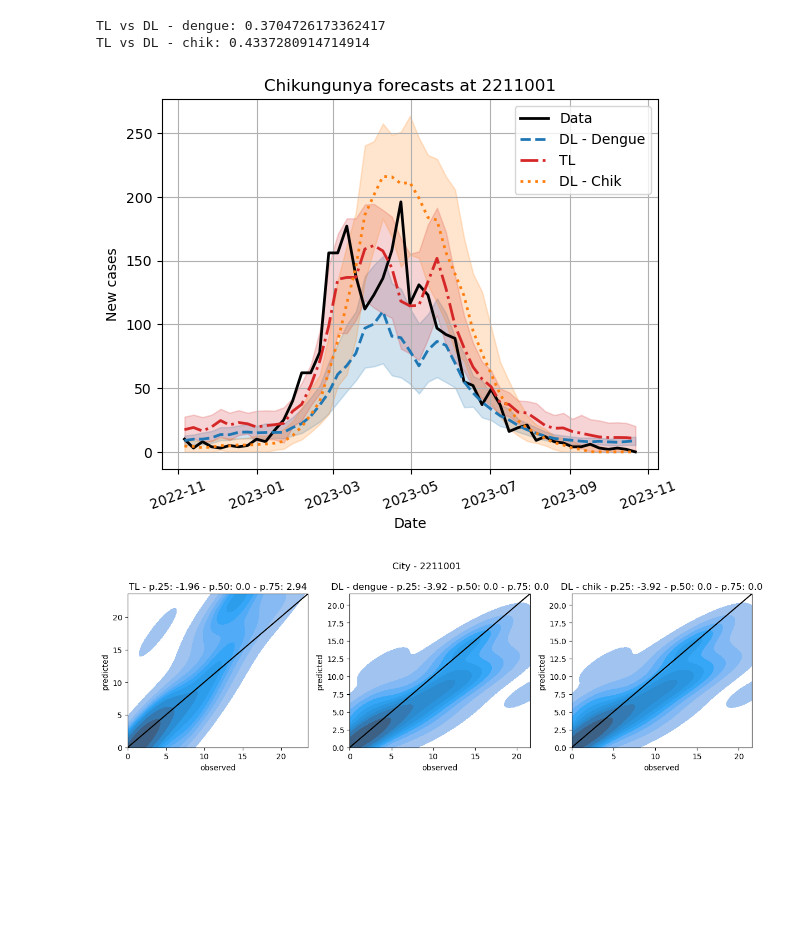
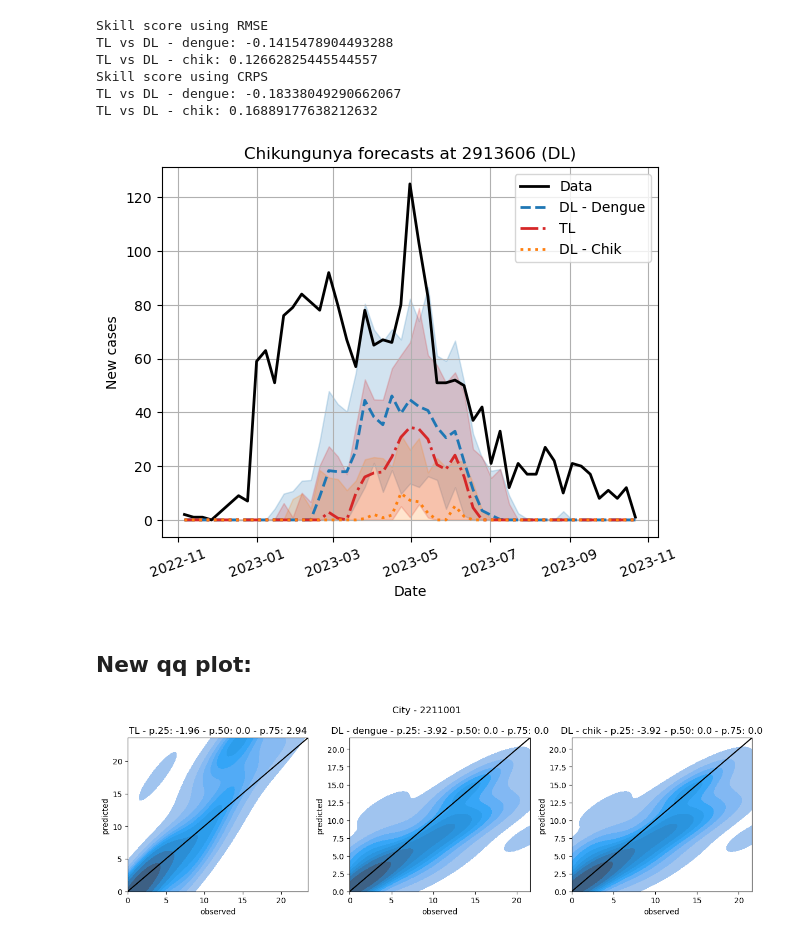
Before and after one commit to AlertaDengue/transfer-learning-forecast, a Jupyter notebook: notebooks/Create_figures_end.ipynb, the cells around one changed output. Drawn from its saved outputs; the diff is of its cells as text; code cells hidden in the pictures; blank space fills up the shorter version.

```diff
--- a/notebooks/Create_figures_end.ipynb
+++ b/notebooks/Create_figures_end.ipynb
@@ -43,7 +76,7 @@ def get_preds(path = f'../../predictions/lstm/lstm_2211001_chik_predictions_msle
 
     return df
 # %%
-city = 2211001
+city = 2913606
 ini_evaluate = '2022-11-01'
 end_evaluate = '2023-11-01'
 # %%
@@ -69,12 +135,16 @@ def get_chik_data(city, ini_date = '2022-11-01', end_date = '2023-11-01'):
 # %%
-def plot_comp(ax, city, ini_evaluate = '2022-11-01', end_evaluate = '2023-11-01'):
+def plot_comp(ax, city, ini_evaluate = '2022-11-01', end_evaluate = '2023-11-01', model = 'DL'):
+    '''
+    Function to compare the predictions in a given interval and compute the ss.
+    If the model is DL it's used the lstm model and is computed the skill score using crps
+    '''
 
     df = get_chik_data(city, ini_date = ini_evaluate,
                              end_date = end_evaluate)
 
     ax.plot(df.index, df.target , color = 'black', label = 'Data', linewidth=2)
 
-    ax.plot(df.index, df.preds_dengue_model, label = 'DL - Dengue', color = 'tab:blue', ls = 'dashed', linewidth=2)
+    ax.plot(df.index, df.preds_dengue_model, label = f'{model} - Dengue', color = 'tab:blue', ls = 'dashed', linewidth=2)
 
     ax.fill_between(df.index, df.lower_dengue_model,
                     df.upper_dengue_model,  color = 'tab:blue',
@@ -92,7 +162,7 @@ def plot_comp(ax, city, ini_evaluate = '2022-11-01', end_evaluate = '2023-11-01'
 
     ax.set_ylabel('New cases')
 
-    ax.plot(df.index, df.preds_chik_model, label = 'DL - Chik',color = 'tab:orange', ls = 'dotted', linewidth=2)
+    ax.plot(df.index, df.preds_chik_model, label = f'{model} - Chik',color = 'tab:orange', ls = 'dotted', linewidth=2)
 
     ax.fill_between(df.index, df.lower_chik_model,
                    df.upper_chik_model, alpha = 0.2, color = 'tab:orange')
@@ -102,17 +172,41 @@ def plot_comp(ax, city, ini_evaluate = '2022-11-01', end_evaluate = '2023-11-01'
 
     ax.legend()
 
-    ax.set_title(f'Chikungunya forecasts at {city}')
+    ax.set_title(f'Chikungunya forecasts at {city} ({model})')
 
     for tick in ax.get_xticklabels():
         tick.set_rotation(20)
 
-    print('TL vs DL - dengue:', skill_score(forecast = df.preds_transf_model,
+    print('Skill score using RMSE')
+
+    print('TL vs DL - dengue:', skill_score_mse(forecast = df.preds_transf_model,
                                             reference = df.preds_dengue_model,
                                             target = df.target))
 
-    print('TL vs DL - chik:', skill_score(forecast = df.preds_transf_model,
+    print('TL vs DL - chik:', skill_score_mse(forecast = df.preds_transf_model,
                                             reference = df.preds_chik_model,
                                             target = df.target))
 
+    if model == 'DL':
+
+        print('Skill score using CRPS')
+
+        crps1 = compute_crps(f'{PATH_LSTM}/lstm_{city}_chik_predictions_msle.pkl',
+                             ini_evaluate = ini_evaluate,
+                             end_evaluate = end_evaluate)
+
+        crps2 = compute_crps(f'{PATH_LSTM}/tl_{city}_chik_transf_msle.pkl',
+                            ini_evaluate = ini_evaluate,
+                             end_evaluate = end_evaluate)
+
+        crps3 = compute_crps(f'{PATH_LSTM}/lstm_{city}_chik_msle.pkl',
+                            ini_evaluate = ini_evaluate,
+                             end_evaluate = end_evaluate)
+
+        print('TL vs DL - dengue:', skill(baseline_score = crps1,
+                                          forecast_score = crps2))
+
+        print('TL vs DL - chik:', skill(baseline_score = crps3,
+                                          forecast_score = crps2))
+
     return
@@ -131,9 +213,15 @@ df.head()
 # %%
 fig, ax = plt.subplots()
 
-plot_comp(ax, city, ini_evaluate = '2022-11-01', end_evaluate = '2023-11-01')
+plot_comp(ax, city, ini_evaluate = '2022-11-06', end_evaluate = '2023-10-22')
 # %% [output]
-TL vs DL - dengue: 0.3704726173362417
-TL vs DL - chik: 0.4337280914714914
+Skill score using RMSE
+TL vs DL - dengue: -0.1415478904493288
+TL vs DL - chik: 0.12662825445544557
+Skill score using CRPS
+TL vs DL - dengue: -0.18338049290662067
+TL vs DL - chik: 0.16889177638212632
-[figure, old version]
+[figure, new version]
+# %% [markdown]
+## New qq plot:
 # %%
```
Also changed, not shown: parts of 21 cells of this notebook, 40 other files.
